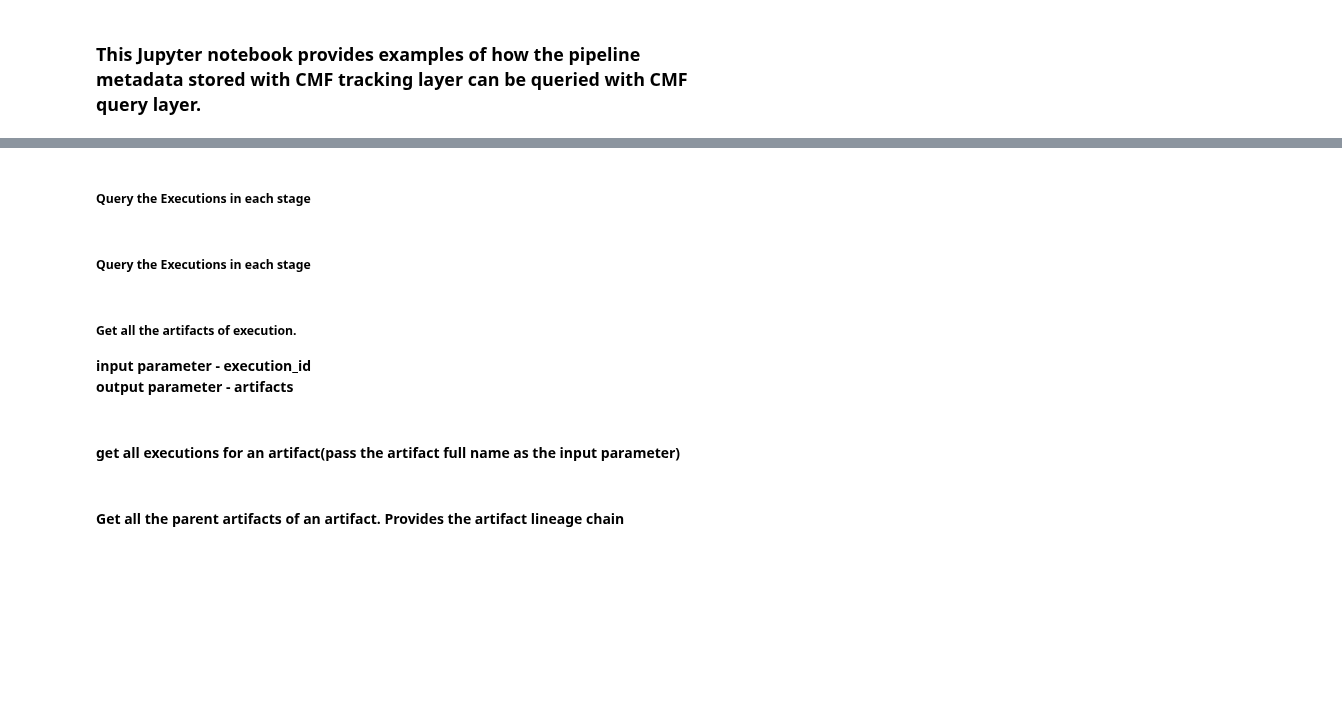
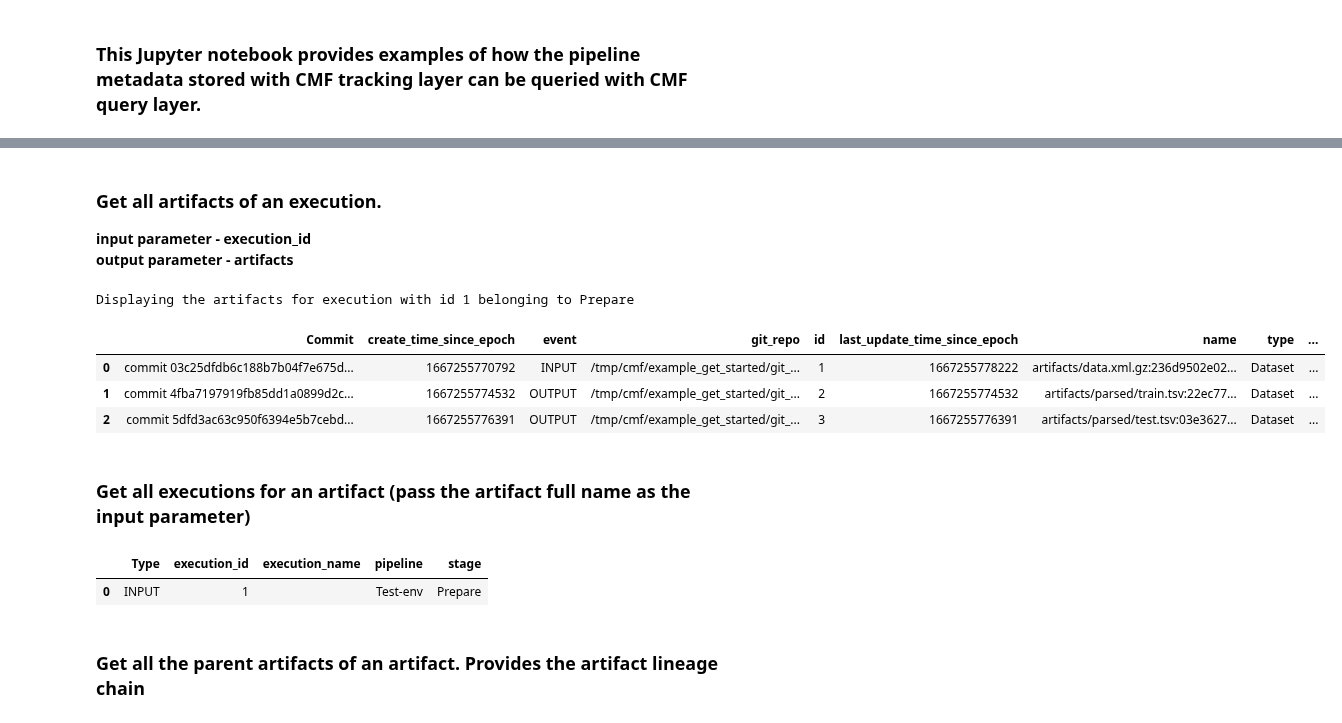
Before and after one commit to HewlettPackard/cmf, a Jupyter notebook: examples/example-get-started/Query_Tester-base_mlmd.ipynb, the cells around one changed output, grey strips where cells are left out. Saved outputs shown, nothing was run; the diff lists cells and outputs as text; code cells hidden in the pictures; blank space fills up the shorter version.

```diff
--- a/examples/example-get-started/Query_Tester-base_mlmd.ipynb
+++ b/examples/example-get-started/Query_Tester-base_mlmd.ipynb
@@ -9,5 +9,6 @@ Point the library to the metadata file. <br>
 The `get_pipeline_stages` call point to the different stages in the pipeline.
 # %%
 query = cmfquery.CmfQuery("./mlmd")
-stages = query.get_pipeline_stages("Test-env")
-print(stages)
+pipelines = query.get_pipeline_names()
+stages = query.get_pipeline_stages(pipelines[0])
+display(stages)
@@ -24,2 +36,0 @@ print(executions)
-# %% [markdown]
-##### Query the Executions in each stage
@@ -29,2 +36,0 @@ print(executions)
-# %% [markdown]
-##### Query the Executions in each stage
@@ -34,7 +37,16 @@ print(executions)
 # %% [markdown]
-##### Get all the artifacts of execution.
+### Get all  artifacts of an execution.
 <b>input parameter - execution_id</b><br>
 <b>output parameter - artifacts</b><br>
 # %%
-artifacts = query.get_all_artifacts_for_execution(1)
-print(artifacts)
+
+executions = query.get_all_executions_in_stage(stages[0])
+print(f"Displaying the artifacts for execution with id {executions.iloc[0]['id']} belonging to {stages[0]}")
+artifacts = query.get_all_artifacts_for_execution(executions.iloc[0]["id"])
+display(artifacts)
+# %% [output]
+Displaying the artifacts for execution with id 1 belonging to Prepare
+|  | Commit | create_time_since_epoch | event | git_repo | id | last_update_time_since_epoch | name | type | ... |
+| 0 | commit 03c25dfdb6c188b7b04f7e675d... | 1667255770792 | INPUT | /tmp/cmf/example_get_started/git_... | 1 | 1667255778222 | artifacts/data.xml.gz:236d9502e02... | Dataset | ... |
+| 1 | commit 4fba7197919fb85dd1a0899d2c... | 1667255774532 | OUTPUT | /tmp/cmf/example_get_started/git_... | 2 | 1667255774532 | artifacts/parsed/train.tsv:22ec77... | Dataset | ... |
+| 2 | commit 5dfd3ac63c950f6394e5b7cebd... | 1667255776391 | OUTPUT | /tmp/cmf/example_get_started/git_... | 3 | 1667255776391 | artifacts/parsed/test.tsv:03e3627... | Dataset | ... |
@@ -49,8 +53,17 @@ print(artifacts["event"])
 # %% [markdown]
-#### get all executions for an artifact(pass the artifact full name as the input parameter)
+### Get all executions for an artifact (pass the artifact full name as the input parameter)
 # %%
-linked = query.get_all_executions_for_artifact("artifacts/data.xml.gz:a304afb96060aad90176268345e10355")
-print(linked)
+#Provide the artifact in name:hash format
+artifacts = query.get_all_artifacts_for_execution(executions.iloc[0]['id'])
+for index, art in artifacts.iterrows():
+    if art["event"] == "INPUT":
+        artifact_name = art["name"]
+        break
+linked = query.get_all_executions_for_artifact(artifact_name)
+display(linked)
+# %% [output]
+|  | Type | execution_id | execution_name | pipeline | stage |
+| 0 | INPUT | 1 |  | Test-env | Prepare |
 # %% [markdown]
-#### Get all the parent artifacts of an artifact. Provides the artifact lineage chain
+### Get all the parent artifacts of an artifact. Provides the artifact lineage chain
 # %%
```
Also changed, not shown: parts of 24 cells of this notebook.
